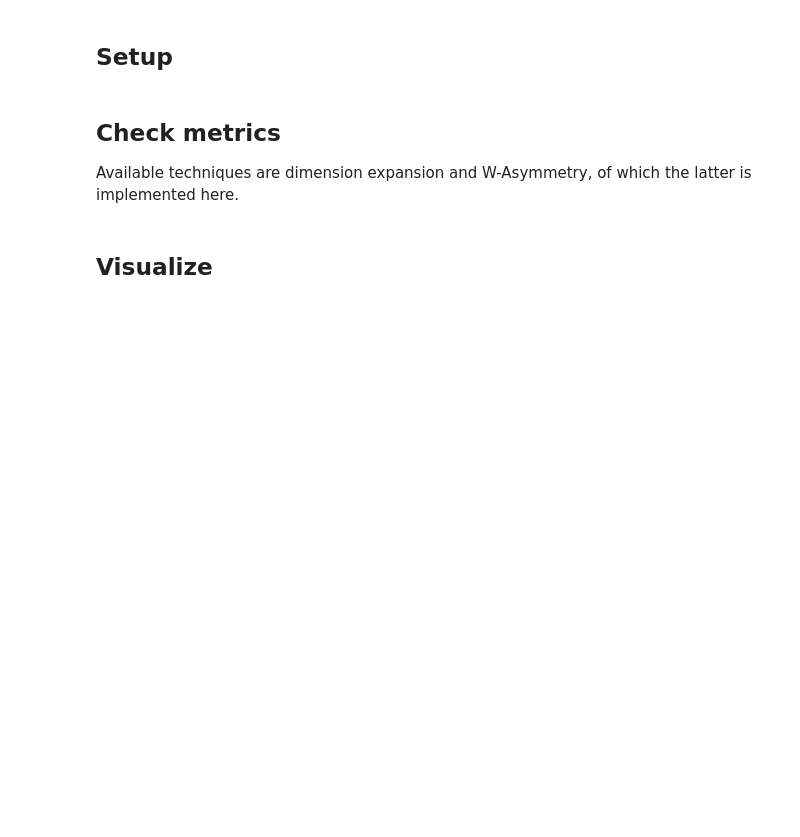
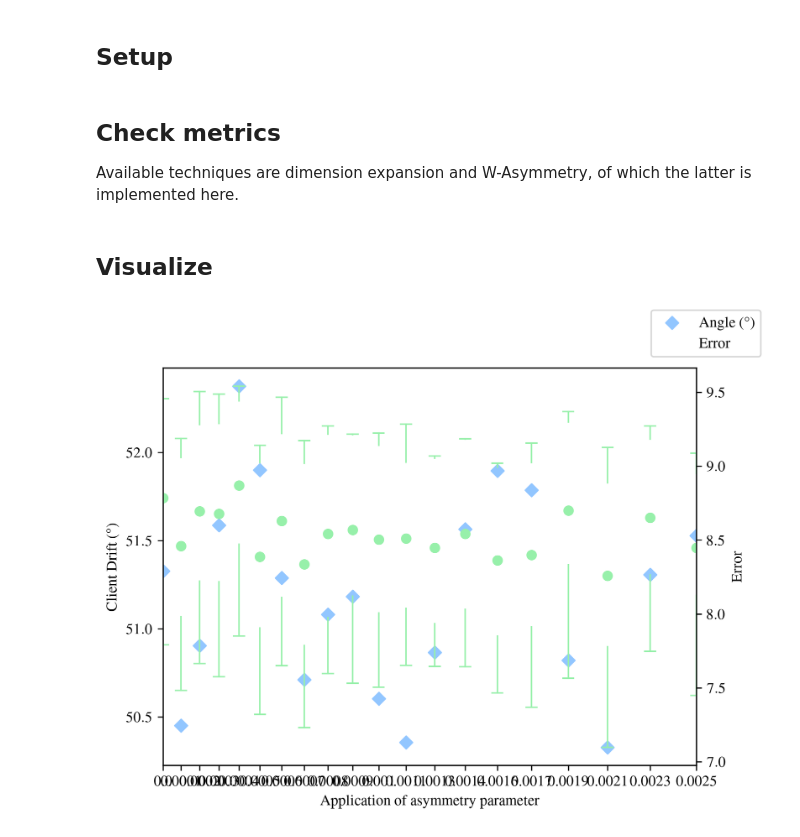
Before and after one commit to thijs-vanweezel/loss-symmetries-fl, a Jupyter notebook: break.ipynb, the cells around one changed output. Drawn from its saved outputs; the diff is of its cells as text; code cells hidden in the pictures; blank space fills up the shorter version.

Commit message:
wip: plot wo lines

```diff
--- a/break.ipynb
+++ b/break.ipynb
@@ -15,10 +15,10 @@ from utils import *
 
 # Experiment hyperparameters
 parser = argparse.ArgumentParser(description="Set experiment parameters")
-parser.add_argument("--clf", type=bool, default=True, help="Classification (or regression)? Options: True | False")
-parser.add_argument("--asym", type=str, choices=["w", "s", "d"], default="w", help="Asymmetry type. Options: 'w(asym)' | 's(yre)' | 'd(imexp)'")
+parser.add_argument("--clf", type=bool, default=False, help="Classification (or regression)? Options: True | False")
+parser.add_argument("--asym", type=str, choices=["w", "s", "d"], default="s", help="Asymmetry type. Options: 'w(asym)' | 's(yre)' | 'd(imexp)'")
 parser.add_argument("--model_class", type=str, default="LeNet", help="Model class. Options: 'LeNet' | 'ResNet'")
-args = parser.parse_args()
+args = parser.parse_args([])
 clf = args.clf
 asym = args.asym
 model_class = LeNet if args.model_class == "LeNet" else ResNet
@@ -81,31 +84,36 @@ pickle.dump(metrics, open(f"break/break_metrics_{clf=}_{asym=}_{args.model_class
 # %%
 # Rendering style
 plt.style.use("seaborn-v0_8-pastel")
 plt.rcParams.update({
     "text.usetex": True,
     "font.family": "serif",
     "font.serif": ["Times"],
     "font.sans-serif": ["Helvetica"],
     "text.latex.preamble": r"""
         \usepackage{amsmath, amssymb}
         \usepackage{mathptmx}
     """
 })
 
-metrics = pickle.load(open(f"break/break_metrics_{clf=}_{asym=}_{args.model_class}.pkl", "rb"))
-# There are three metrics with two scales
+metrics = pickle.load(open(f"break_metrics.pkl", "rb"))
+
+# Scatter angles
 fig, ax1 = plt.subplots(dpi=300);
+ax1.scatter(asym_extents, metrics["angle"], color="C0", label="Angle (°)", marker="D")
+
+# New axis for error boxplots
 ax2 = ax1.twinx();
-# Plot
 err = jnp.array(metrics["err"])
-ax1.plot(asym_extents, err.mean(1), label="Error", c="C1")
-ax1.fill_between(asym_extents, err.max(axis=1), err.min(axis=1), alpha=0.3, color="C1")
-ax2.plot(asym_extents, metrics["angle"], color="C0", label="Angle (°)")
+ax2.boxplot(err.T, label="Error", sym="", showbox=False, showmeans=True, positions=asym_extents,
+            medianprops={"visible":False}, meanprops={"markerfacecolor":"C1", "marker":"o", "markeredgecolor": "C1"},
+            whiskerprops={"color":"C1"}, capprops={"color":"C1"}, capwidths=.00005 if asym=="s" else None)
 # Labels
 ax1.set_xlim(min(asym_extents), max(asym_extents))
 ax1.set_xlabel("Application of asymmetry parameter")
 ax1.set_xticklabels(ax1.get_xticks().round(4))
-ax1.set_ylabel("Error")
-ax2.set_ylabel("Angle (°)")
+ax2.set_ylabel("Error")
+ax1.set_ylabel("Client Drift (°)")
 fig.legend()
 fig.savefig(f"break/break_{clf=}_{asym=}_{args.model_class}.png", bbox_inches="tight")
+# %% [output]
+[figure, added]
```
Also changed, not shown: parts of 1 cell of this notebook.
